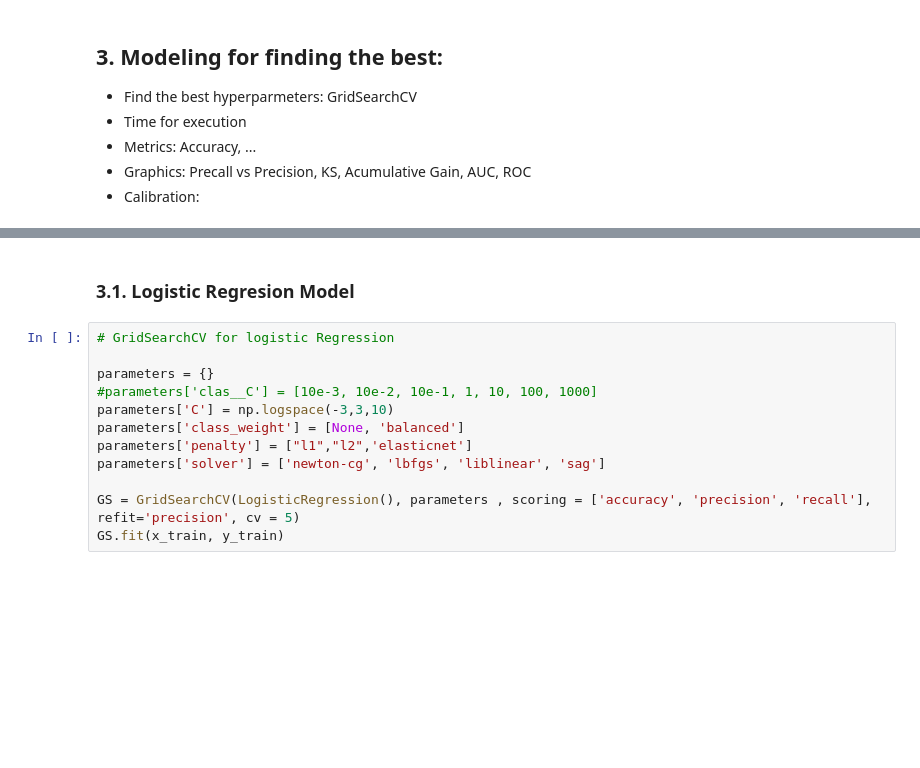
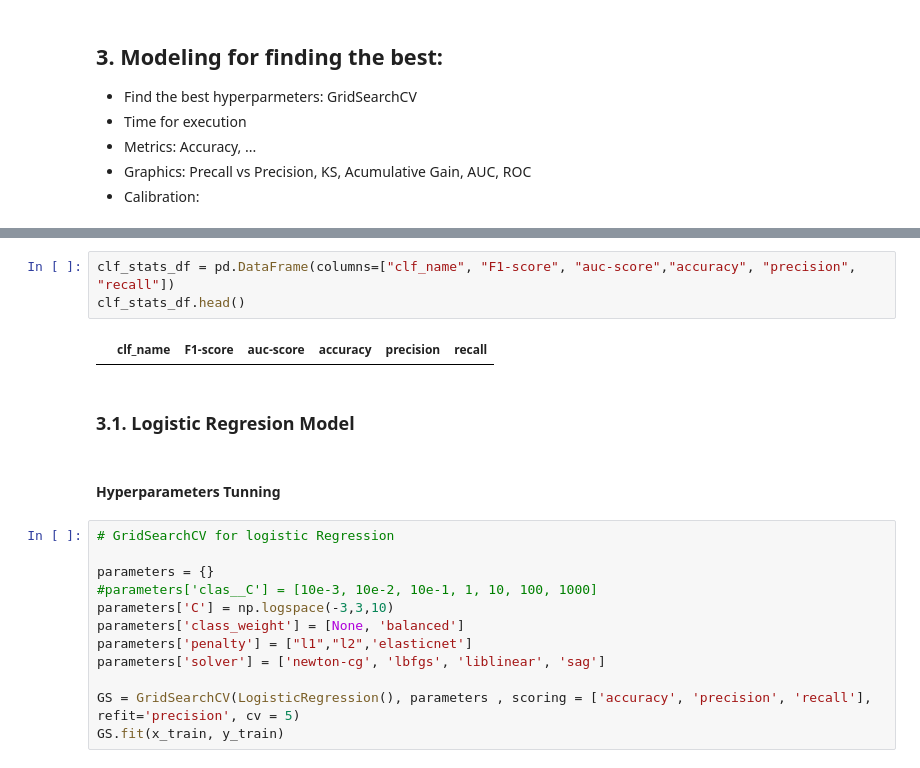
Before and after one commit to yonkeenn/projectChurnRate, a Jupyter notebook: projectChurnRate_Modelling&Evaluation.ipynb, the cells around one changed output, grey strips where cells are left out. Saved outputs shown, nothing was run; the diff lists cells and outputs as text; blank space fills up the shorter version.

```diff
--- a/projectChurnRate_Modelling&Evaluation.ipynb
+++ b/projectChurnRate_Modelling&Evaluation.ipynb
@@ -210,5 +266,12 @@ x_train
+# %%
+clf_stats_df = pd.DataFrame(columns=["clf_name", "F1-score", "auc-score","accuracy", "precision", "recall"])
+clf_stats_df.head()
+# %% [output]
+|  | clf_name | F1-score | auc-score | accuracy | precision | recall |
 # %% [markdown]
 ### 3.1. Logistic Regresion Model
+# %% [markdown]
+#### Hyperparameters Tunning
 # %%
 # GridSearchCV for logistic Regression
 
```
Also changed, not shown: parts of 10 cells of this notebook, 1 other file.
